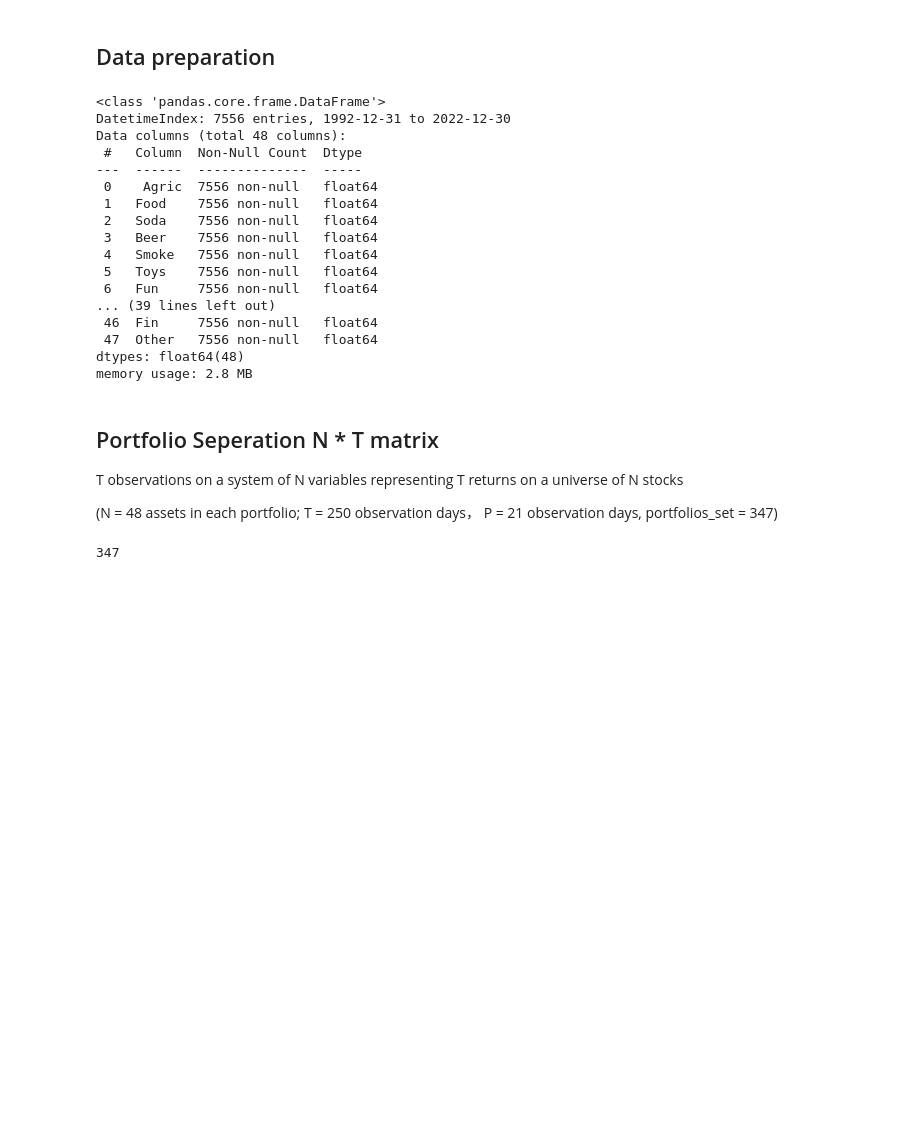
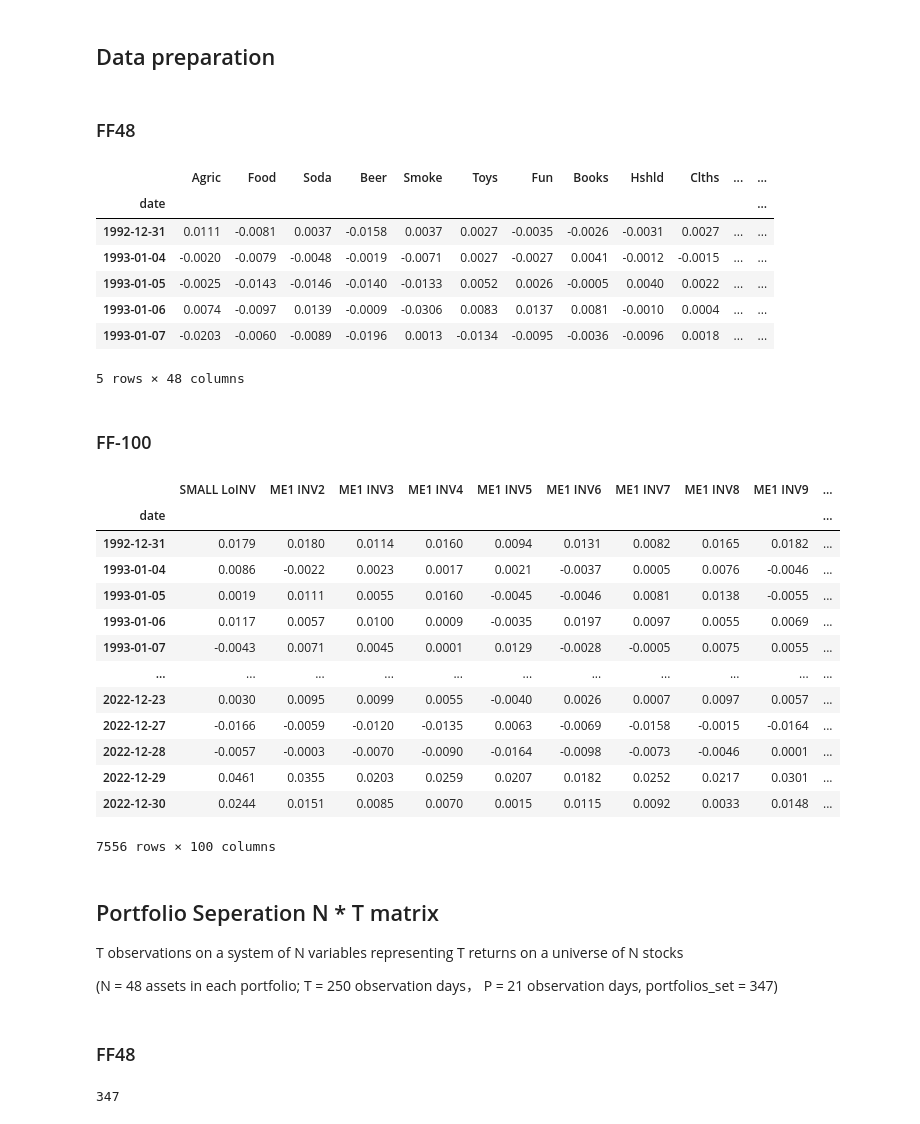
Before and after one commit to Blair-Lu-c/MADS, a Jupyter notebook: Optimizing Markowitz.ipynb, the cells around one changed output. Drawn from its saved outputs; the diff is of its cells as text; code cells hidden in the pictures; blank space fills up the shorter version.

```diff
--- a/Optimizing Markowitz.ipynb
+++ b/Optimizing Markowitz.ipynb
@@ -18,6 +18,8 @@ from sklearn.model_selection import train_test_split, cross_val_score
 from sklearn.covariance import LedoitWolf
 # %% [markdown]
 ## Data preparation
+# %% [markdown]
+### FF48
 # %%
 df = pd.read_csv('Test_data/48_Industry_Portfolios_Daily_Clean.csv', index_col = 0)
 df.rename(columns={"Average Value Weighted Returns -- Daily": "date"}, inplace=True)
@@ -25,30 +27,48 @@ df['date'] = pd.to_datetime(df['date'], format='%Y%m%d')
 df = df.loc[(df['date'] >= '1992-12-31') & (df['date'] <= '2022-12-31')]
 df = df.set_index('date')
 df = df/100
-df.info()
+df.head()
 # %% [output]
+|  | Agric | Food | Soda | Beer | Smoke | Toys | Fun | Books | Hshld | Clths | ... | ... |
+| date |  |  |  |  |  |  |  |  |  |  |  | ... |
+| 1992-12-31 | 0.0111 | -0.0081 | 0.0037 | -0.0158 | 0.0037 | 0.0027 | -0.0035 | -0.0026 | -0.0031 | 0.0027 | ... | ... |
+| 1993-01-04 | -0.0020 | -0.0079 | -0.0048 | -0.0019 | -0.0071 | 0.0027 | -0.0027 | 0.0041 | -0.0012 | -0.0015 | ... | ... |
+| 1993-01-05 | -0.0025 | -0.0143 | -0.0146 | -0.0140 | -0.0133 | 0.0052 | 0.0026 | -0.0005 | 0.0040 | 0.0022 | ... | ... |
+| 1993-01-06 | 0.0074 | -0.0097 | 0.0139 | -0.0009 | -0.0306 | 0.0083 | 0.0137 | 0.0081 | -0.0010 | 0.0004 | ... | ... |
+| 1993-01-07 | -0.0203 | -0.0060 | -0.0089 | -0.0196 | 0.0013 | -0.0134 | -0.0095 | -0.0036 | -0.0096 | 0.0018 | ... | ... |
-<class 'pandas.core.frame.DataFrame'>
-DatetimeIndex: 7556 entries, 1992-12-31 to 2022-12-30
-Data columns (total 48 columns):
- #   Column  Non-Null Count  Dtype
----  ------  --------------  -----
- 0    Agric  7556 non-null   float64
- 1   Food    7556 non-null   float64
- 2   Soda    7556 non-null   float64
- 3   Beer    7556 non-null   float64
- 4   Smoke   7556 non-null   float64
- 5   Toys    7556 non-null   float64
- 6   Fun     7556 non-null   float64
-... (39 lines left out)
- 46  Fin     7556 non-null   float64
- 47  Other   7556 non-null   float64
-dtypes: float64(48)
-memory usage: 2.8 MB
+5 rows × 48 columns
+# %% [markdown]
+### FF-100
+# %%
+ff100 = pd.read_csv('Test_data/100_Portfolios_ME_INV_10x10_daily.csv')
+ff100.rename(columns={"Unnamed: 0": "date"}, inplace=True)
+ff100['date'] = pd.to_datetime(ff100['date'].astype(str), errors='coerce')
+ff100 = ff100.loc[(ff100['date'] >= '1992-12-31') & (ff100['date'] <= '2022-12-31')]
+ff100 = ff100.set_index('date')
+ff100 = ff100.astype(float)/100
+ff100
+# %% [output]
+|  | SMALL LoINV | ME1 INV2 | ME1 INV3 | ME1 INV4 | ME1 INV5 | ME1 INV6 | ME1 INV7 | ME1 INV8 | ME1 INV9 | ... |
+| date |  |  |  |  |  |  |  |  |  | ... |
+| 1992-12-31 | 0.0179 | 0.0180 | 0.0114 | 0.0160 | 0.0094 | 0.0131 | 0.0082 | 0.0165 | 0.0182 | ... |
+| 1993-01-04 | 0.0086 | -0.0022 | 0.0023 | 0.0017 | 0.0021 | -0.0037 | 0.0005 | 0.0076 | -0.0046 | ... |
+| 1993-01-05 | 0.0019 | 0.0111 | 0.0055 | 0.0160 | -0.0045 | -0.0046 | 0.0081 | 0.0138 | -0.0055 | ... |
+| 1993-01-06 | 0.0117 | 0.0057 | 0.0100 | 0.0009 | -0.0035 | 0.0197 | 0.0097 | 0.0055 | 0.0069 | ... |
+| 1993-01-07 | -0.0043 | 0.0071 | 0.0045 | 0.0001 | 0.0129 | -0.0028 | -0.0005 | 0.0075 | 0.0055 | ... |
+| ... | ... | ... | ... | ... | ... | ... | ... | ... | ... | ... |
+| 2022-12-23 | 0.0030 | 0.0095 | 0.0099 | 0.0055 | -0.0040 | 0.0026 | 0.0007 | 0.0097 | 0.0057 | ... |
+| 2022-12-27 | -0.0166 | -0.0059 | -0.0120 | -0.0135 | 0.0063 | -0.0069 | -0.0158 | -0.0015 | -0.0164 | ... |
+| 2022-12-28 | -0.0057 | -0.0003 | -0.0070 | -0.0090 | -0.0164 | -0.0098 | -0.0073 | -0.0046 | 0.0001 | ... |
+| 2022-12-29 | 0.0461 | 0.0355 | 0.0203 | 0.0259 | 0.0207 | 0.0182 | 0.0252 | 0.0217 | 0.0301 | ... |
+| 2022-12-30 | 0.0244 | 0.0151 | 0.0085 | 0.0070 | 0.0015 | 0.0115 | 0.0092 | 0.0033 | 0.0148 | ... |
+7556 rows × 100 columns
 # %% [markdown]
 ## Portfolio Seperation N * T matrix
 T observations on a system of N variables representing T returns on a universe of N stocks
 
 (N = 48 assets in each portfolio; T = 250 observation days， P = 21 observation days, portfolios_set = 347)
+# %% [markdown]
+### FF48
 # %%
 observation_days = 250
 prediction_days = 21
```
Also changed, not shown: parts of 19 cells of this notebook.
